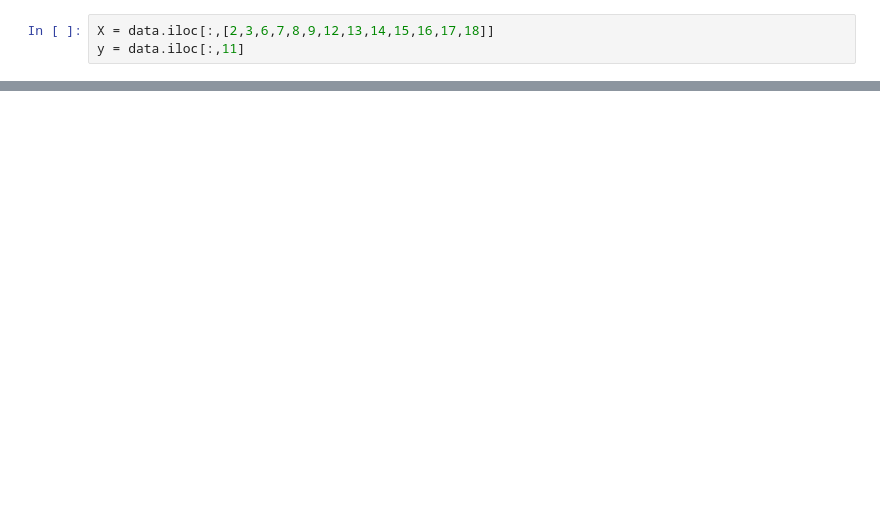
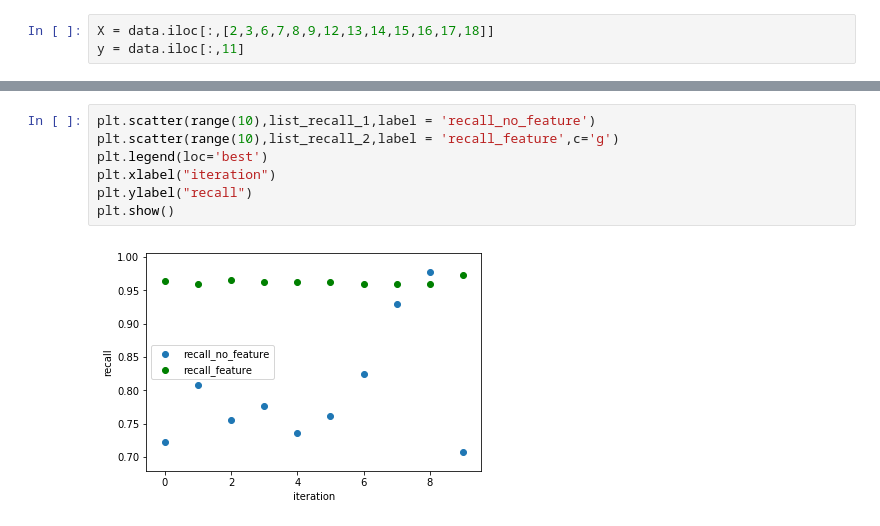
Before and after one commit to liangwangENST/SR2I208-Detection-Malicious-data, a Jupyter notebook: compare_feature and no_feature.ipynb, the cells around one changed output, grey strips where cells are left out. Cells and saved outputs as stored; diff of their text form; blank space fills up the shorter version.

```diff
--- a/compare_feature and no_feature.ipynb
+++ b/compare_feature and no_feature.ipynb
@@ -138,0 +103,9 @@ plt.show()
+# %%
+plt.scatter(range(10),list_recall_1,label = 'recall_no_feature')
+plt.scatter(range(10),list_recall_2,label = 'recall_feature',c='g')
+plt.legend(loc='best')
+plt.xlabel("iteration")
+plt.ylabel("recall")
+plt.show()
+# %% [output]
+[figure, added]
```
Also changed, not shown: parts of 5 cells of this notebook.
